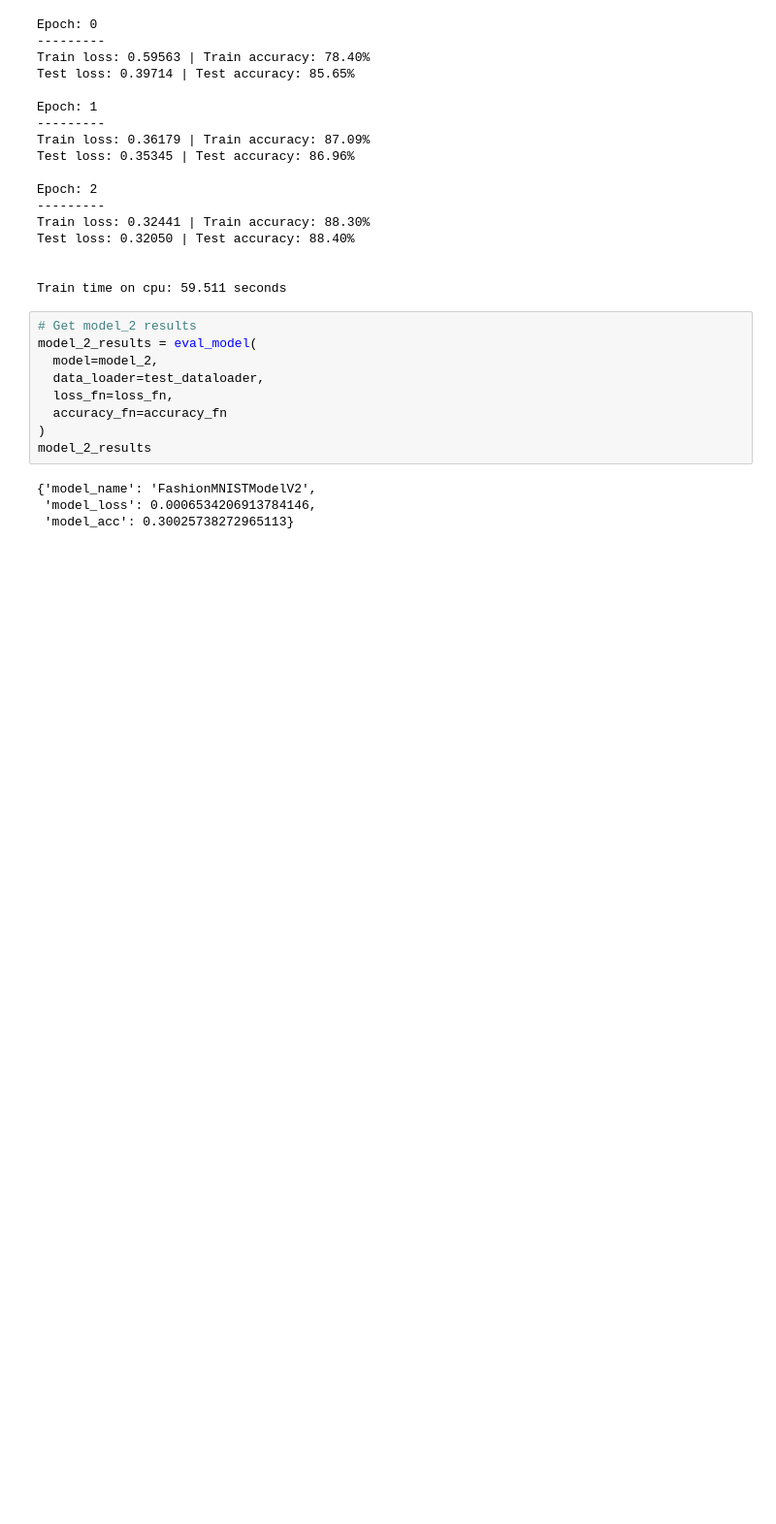
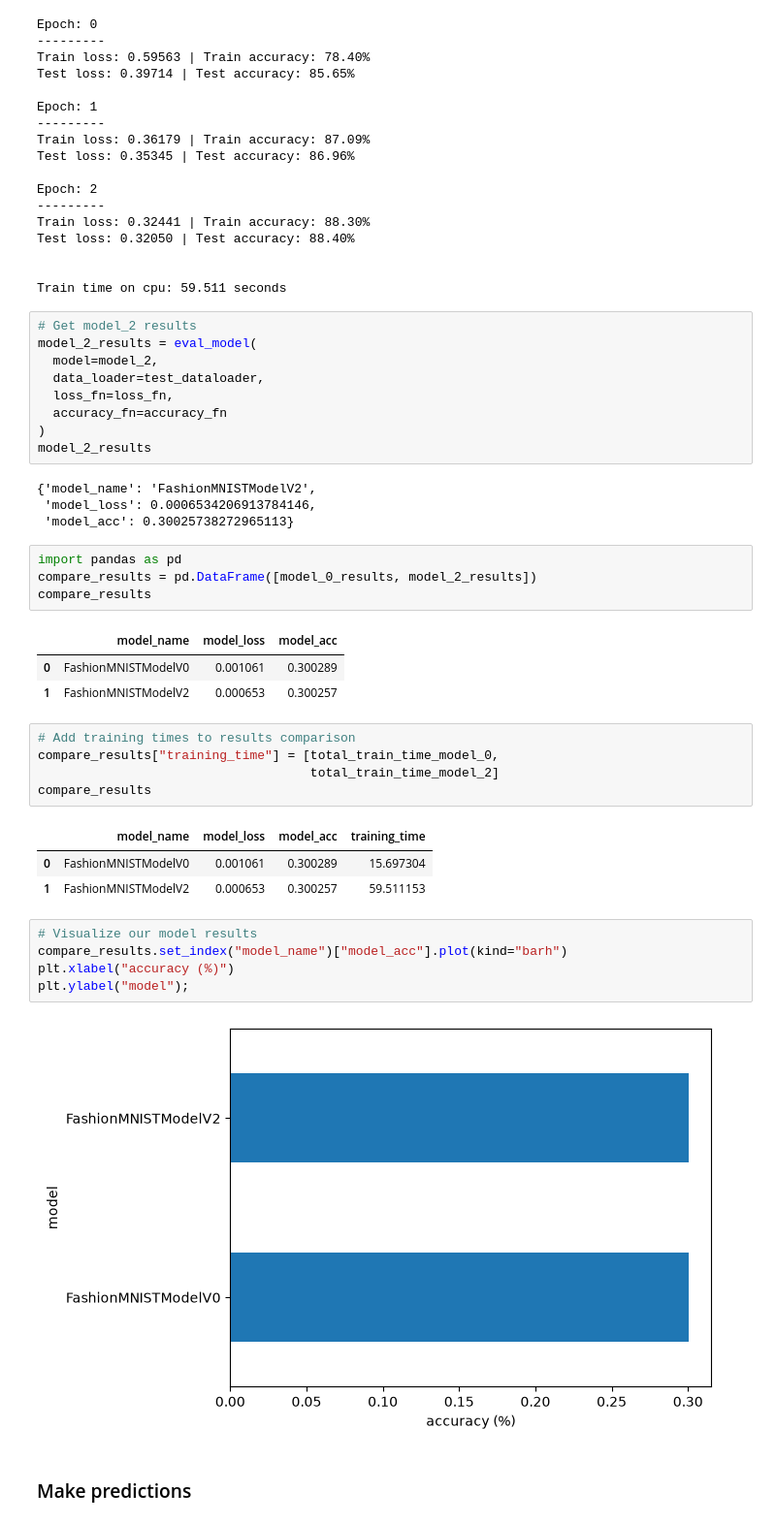
Before and after one commit to oliveirasamuel5959/master-degree-project, a Jupyter notebook: src/notebooks/20260707_torchvision_sample.ipynb, the cells around one changed output. Shown at 97% size. Cells and saved outputs as stored; diff of their text form; blank space fills up the shorter version.

Commit message:
pytorch model build

```diff
--- a/src/notebooks/20260707_torchvision_sample.ipynb
+++ b/src/notebooks/20260707_torchvision_sample.ipynb
@@ -548,3 +548,29 @@ model_2_results
 {'model_name': 'FashionMNISTModelV2',
  'model_loss': 0.0006534206913784146,
  'model_acc': 0.30025738272965113}
+# %%
+import pandas as pd
+compare_results = pd.DataFrame([model_0_results, model_2_results])
+compare_results
+# %% [output]
+|  | model_name | model_loss | model_acc |
+| 0 | FashionMNISTModelV0 | 0.001061 | 0.300289 |
+| 1 | FashionMNISTModelV2 | 0.000653 | 0.300257 |
+# %%
+# Add training times to results comparison
+compare_results["training_time"] = [total_train_time_model_0,
+                                    total_train_time_model_2]
+compare_results
+# %% [output]
+|  | model_name | model_loss | model_acc | training_time |
+| 0 | FashionMNISTModelV0 | 0.001061 | 0.300289 | 15.697304 |
+| 1 | FashionMNISTModelV2 | 0.000653 | 0.300257 | 59.511153 |
+# %%
+# Visualize our model results
+compare_results.set_index("model_name")["model_acc"].plot(kind="barh")
+plt.xlabel("accuracy (%)")
+plt.ylabel("model");
+# %% [output]
+[figure, added]
+# %% [markdown]
+### Make predictions
```
Also changed, not shown: parts of 6 cells of this notebook.
